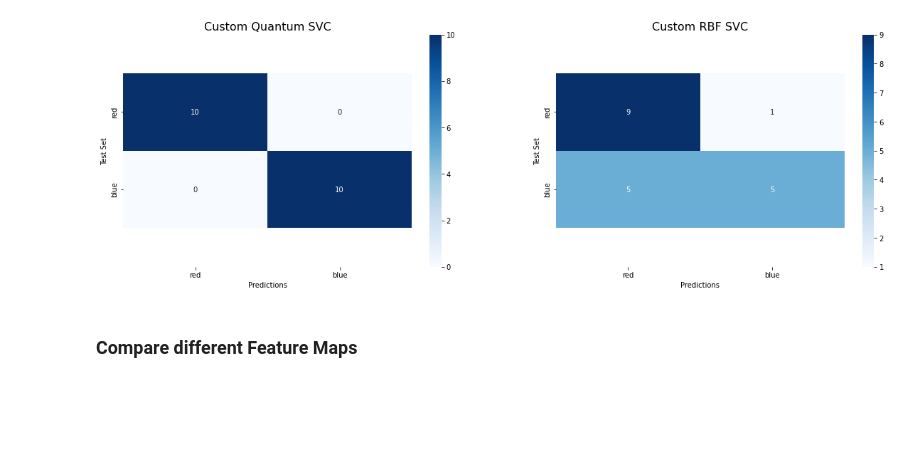
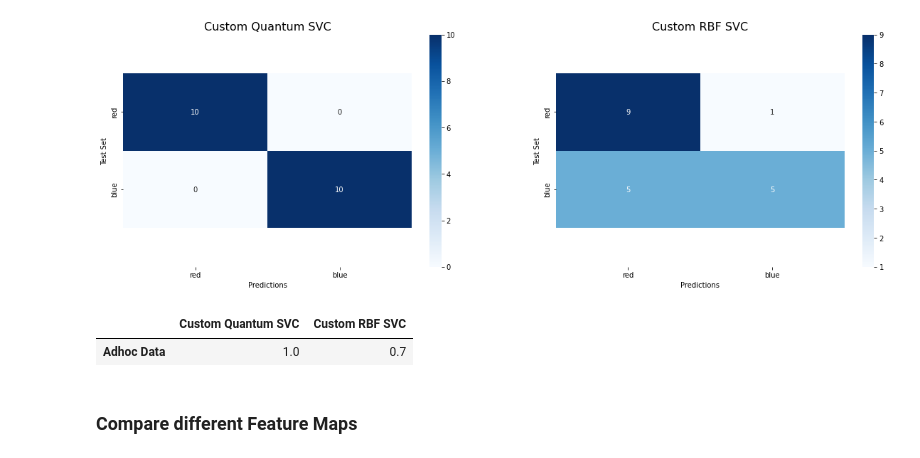
Before and after one commit to mforstenhaeusler/Quantum-Support-Vector-Machines, a Jupyter notebook: Quantum Support Vector Machines.ipynb, the cells around one changed output. Saved outputs shown, nothing was run; the diff lists cells and outputs as text; code cells hidden in the pictures; blank space fills up the shorter version.

```diff
--- a/Quantum Support Vector Machines.ipynb
+++ b/Quantum Support Vector Machines.ipynb
@@ -402,6 +402,11 @@ plot_confusion_matrix(
 Accuracy on test set: 100.0 %
 Accuracy on test set: 70.0 %
 [figure]
+# %%
+pd.DataFrame.from_dict({'Adhoc Data': {"Custom Quantum SVC": 1.0, "Custom RBF SVC": 0.7}}).transpose()
+# %% [output]
+|  | Custom Quantum SVC | Custom RBF SVC |
+| Adhoc Data | 1.0 | 0.7 |
 # %% [markdown]
 ### Compare different Feature Maps
 # %% [markdown]
```
Also changed, not shown: parts of 1 cell of this notebook, 2 other files.
